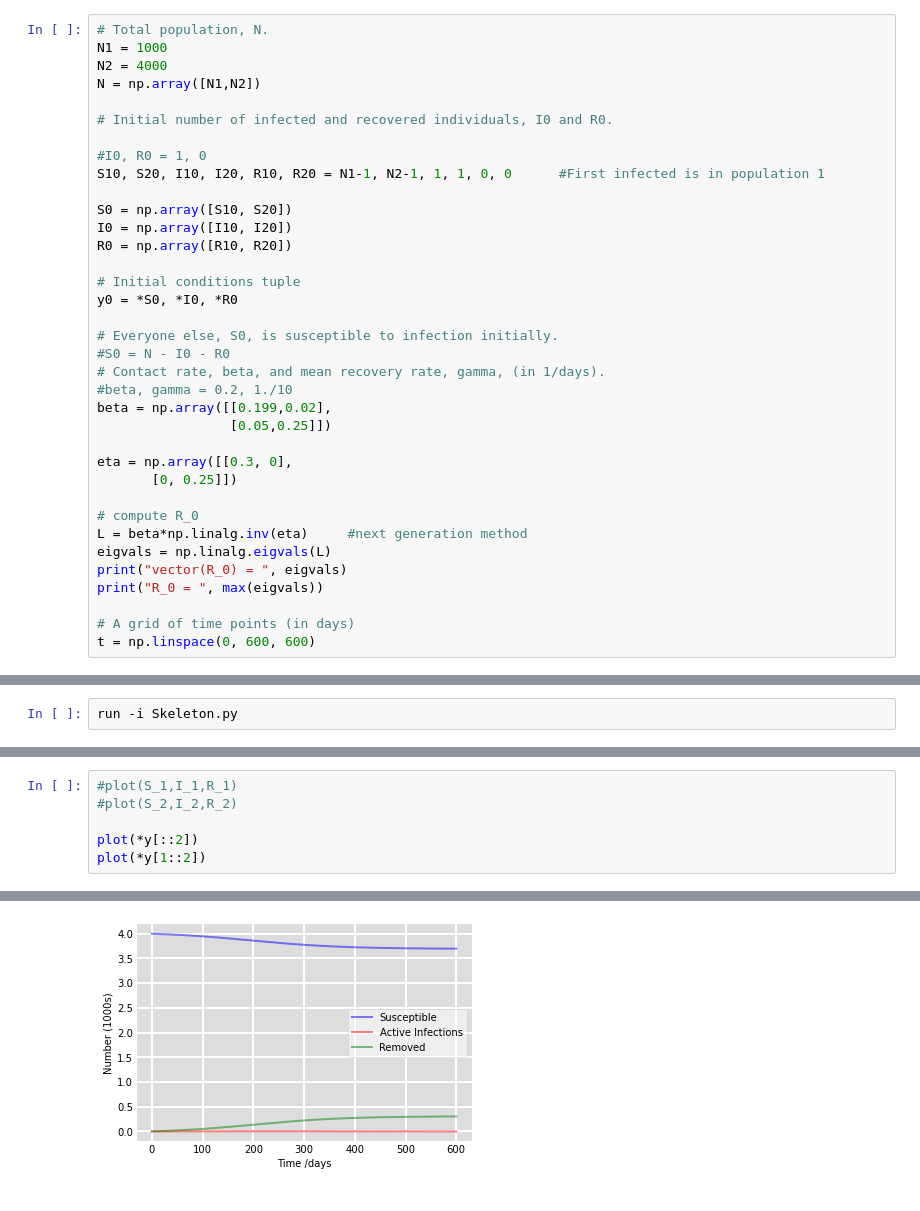
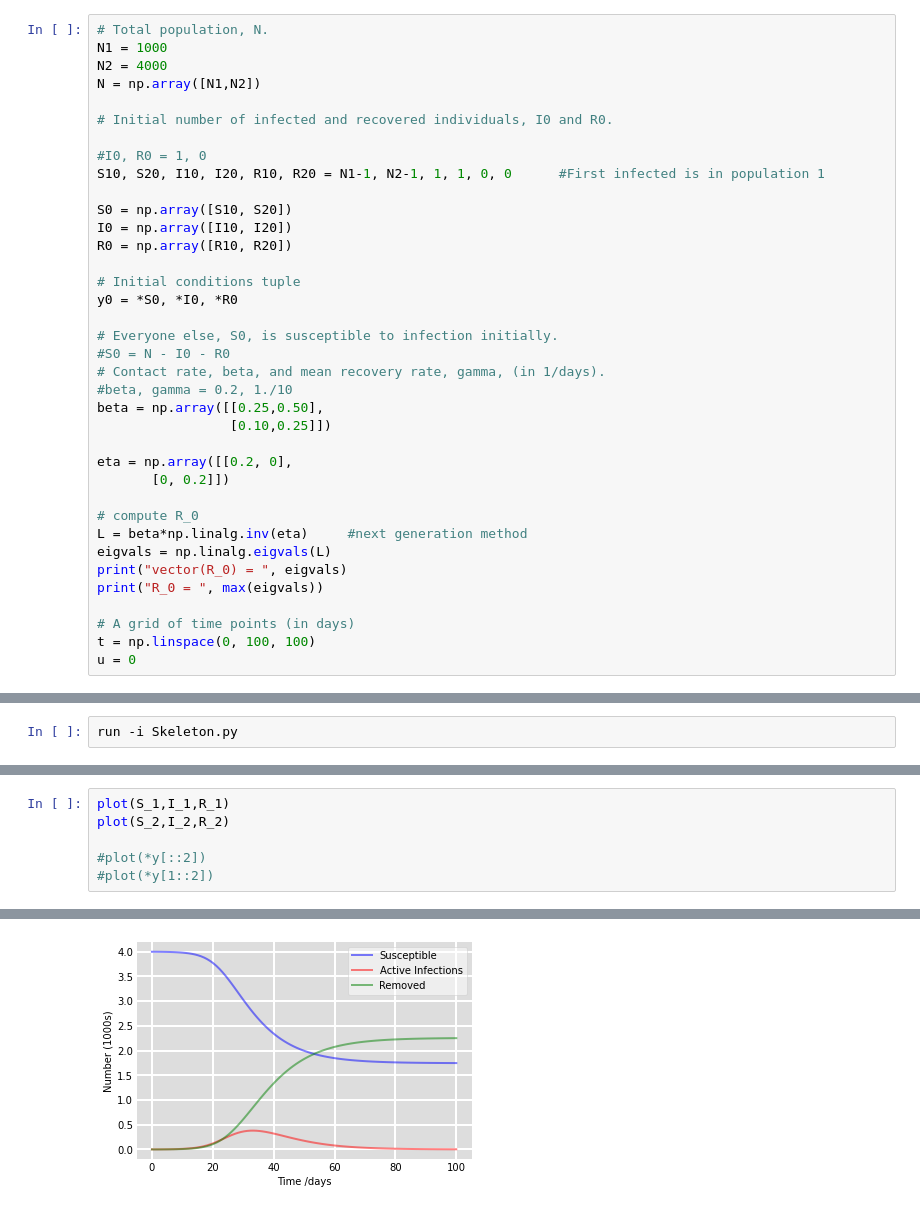
Before and after one commit to PoldeDalmau/SIR_COVID, a Jupyter notebook: Main_2populations.ipynb, the cells around one changed output, grey strips where cells are left out. Drawn from its saved outputs; the diff is of its cells as text.

Commit message:
Wrote (partially) journal for week 1 and 2, uploaded correct plots

```diff
--- a/Main_2populations.ipynb
+++ b/Main_2populations.ipynb
@@ -30,11 +30,11 @@ y0 = *S0, *I0, *R0
 #S0 = N - I0 - R0
 # Contact rate, beta, and mean recovery rate, gamma, (in 1/days).
 #beta, gamma = 0.2, 1./10
-beta = np.array([[0.199,0.02],
-                 [0.05,0.25]])
+beta = np.array([[0.25,0.50],
+                 [0.10,0.25]])
 
-eta = np.array([[0.3, 0],
-       [0, 0.25]])
+eta = np.array([[0.2, 0],
+       [0, 0.2]])
 
 # compute R_0
 L = beta*np.linalg.inv(eta)     #next generation method
@@ -43,5 +43,6 @@ print("vector(R_0) = ", eigvals)
 print("R_0 = ", max(eigvals))
 
 # A grid of time points (in days)
-t = np.linspace(0, 600, 600)
+t = np.linspace(0, 100, 100)
+u = 0
 # %% [output]
@@ -66,7 +73,7 @@ time: 0.014316797256469727
 # %%
-#plot(S_1,I_1,R_1)
-#plot(S_2,I_2,R_2)
+plot(S_1,I_1,R_1)
+plot(S_2,I_2,R_2)
 
-plot(*y[::2])
-plot(*y[1::2])
+#plot(*y[::2])
+#plot(*y[1::2])
 # %% [output]
@@ -74,4 +81,4 @@ plot(*y[1::2])
-[figure, old version]
+[figure, new version]
 # %%
 npop = int(len(y)/3)
 pop = 1
```
Also changed, not shown: parts of 5 cells of this notebook, 9 other files.
